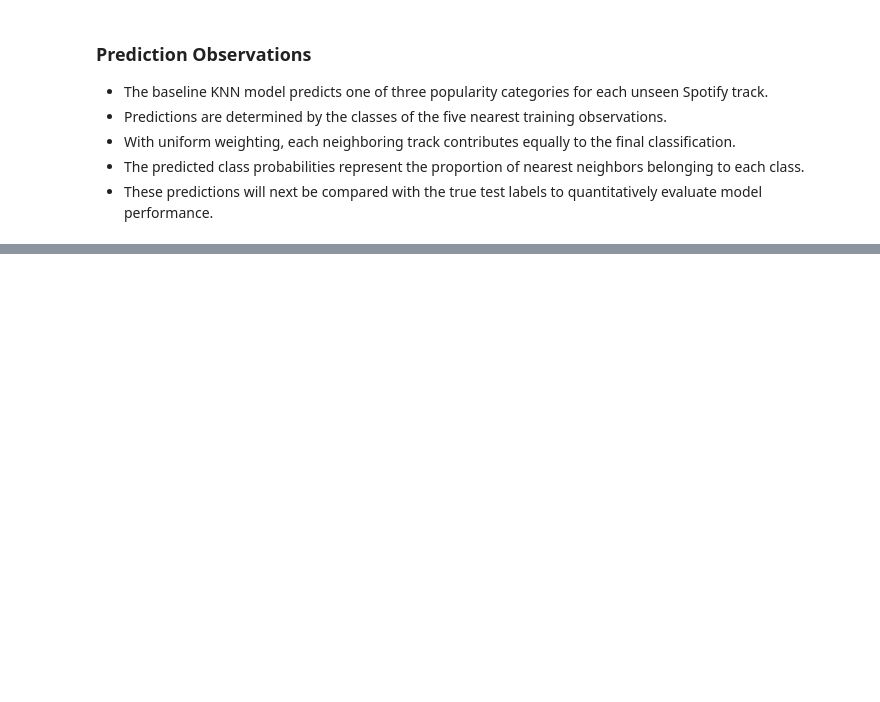
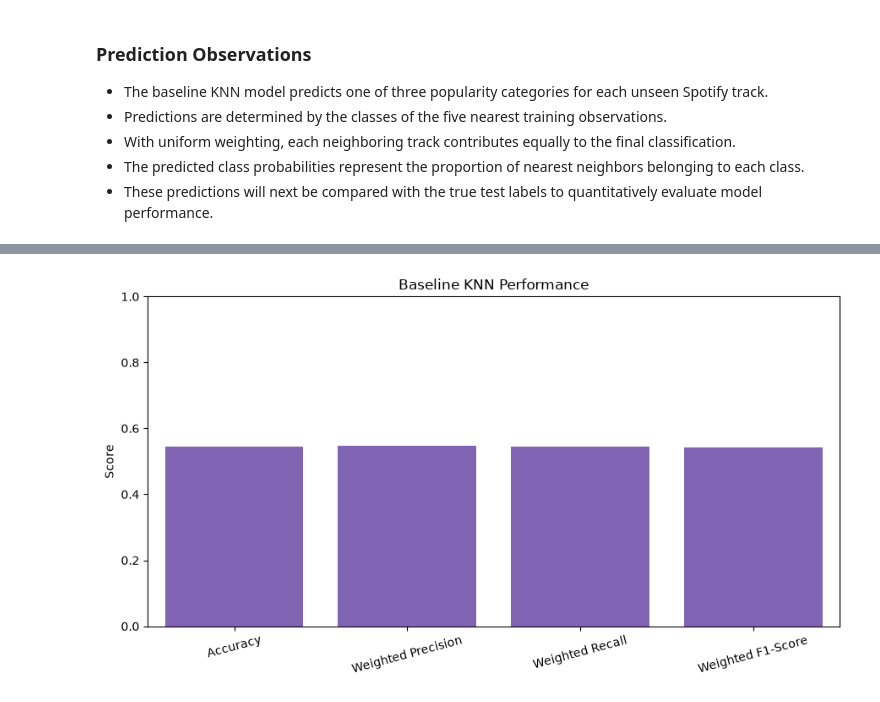
Before and after one commit to Pralishatripathy000/ml-knn, a Jupyter notebook: notebook.ipynb, the cells around one changed output, grey strips where cells are left out. Saved outputs shown, nothing was run; the diff lists cells and outputs as text; code cells hidden in the pictures; blank space fills up the shorter version.

```diff
--- a/notebook.ipynb
+++ b/notebook.ipynb
@@ -1157,0 +1173,12 @@ Medium: 0.2000
+# %%
+# Calculate the main classification metrics for the baseline KNN model
+
+accuracy = accuracy_score(y_test, y_pred)
+precision = precision_score(y_test, y_pred, average="weighted")
+recall = recall_score(y_test, y_pred, average="weighted")
+f1 = f1_score(y_test, y_pred, average="weighted")
+
+print(f"Accuracy:  {accuracy:.6f}")
+print(f"Precision: {precision:.6f}")
+print(f"Recall:    {recall:.6f}")
+print(f"F1-Score:  {f1:.6f}")
@@ -1157,0 +1298,28 @@ Medium: 0.2000
+# %%
+# Visualize the main baseline KNN evaluation scores
+
+metric_plot = evaluation_metrics.copy()
+
+plt.figure(figsize=(9, 5))
+
+sns.barplot(
+    data=metric_plot,
+    x="Metric",
+    y="Score",
+    color="#7E57C2"
+)
+
+plt.ylim(0, 1)
+plt.title("Baseline KNN Performance")
+plt.xlabel("")
+plt.ylabel("Score")
+plt.xticks(rotation=15)
+
+plt.tight_layout()
+plt.savefig(
+    "outputs/figures/evaluation_metrics.png",
+    dpi=300
+)
+plt.show()
+# %% [output]
+[figure, added]
```
Also changed, not shown: parts of 7 cells of this notebook, 5 other files.
